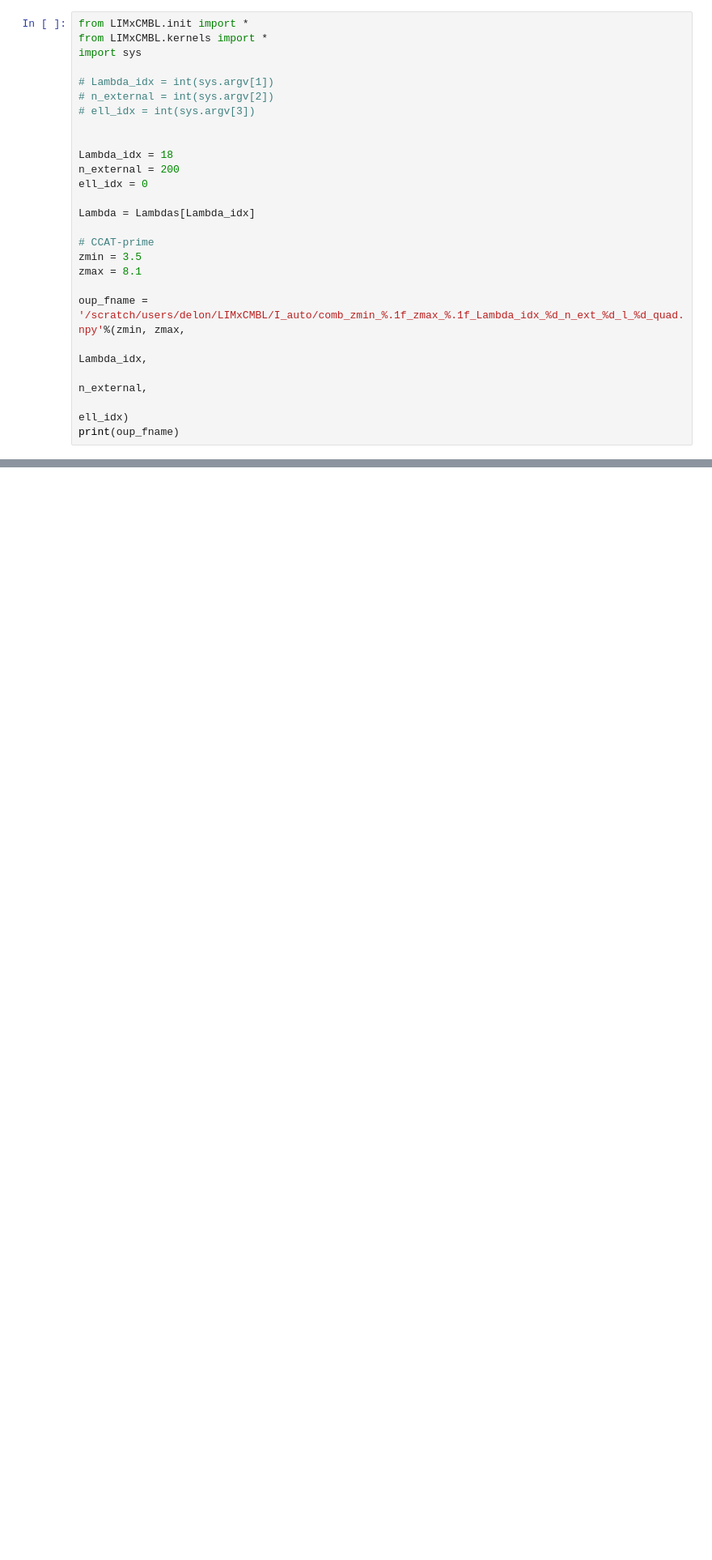
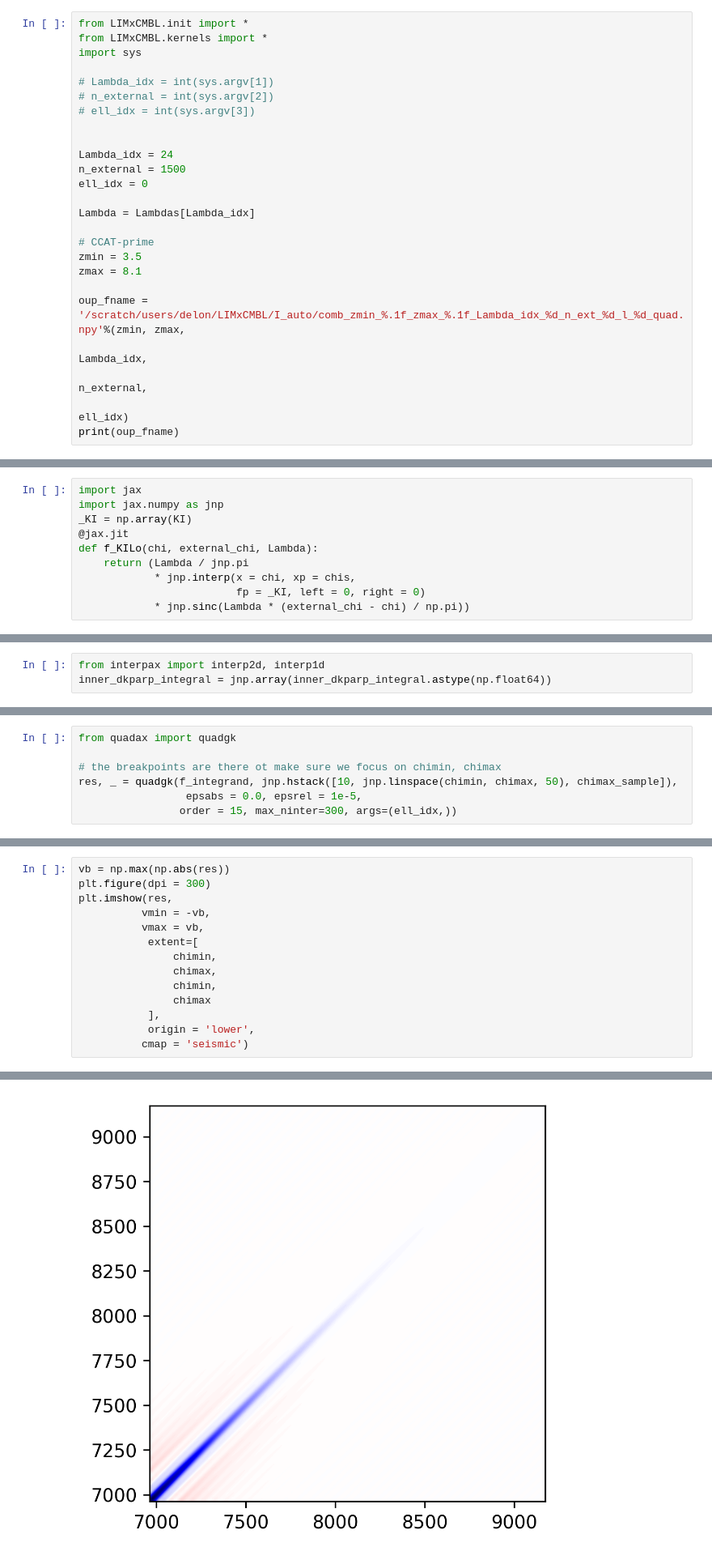
Before and after one commit to DelonShen/LIMxCMBL, a Jupyter notebook: 010.010.2025-02-28-ILoILo-IILo-combined-fixed-ell-quad.ipynb, the cells around one changed output, grey strips where cells are left out. Shown at 81% size. Saved outputs shown, nothing was run; the diff lists cells and outputs as text; blank space fills up the shorter version.

```diff
--- a/010.010.2025-02-28-ILoILo-IILo-combined-fixed-ell-quad.ipynb
+++ b/010.010.2025-02-28-ILoILo-IILo-combined-fixed-ell-quad.ipynb
@@ -8,8 +8,8 @@ import sys
 # ell_idx = int(sys.argv[3])
 
 
-Lambda_idx = 18
-n_external = 200
+Lambda_idx = 24
+n_external = 1500
 ell_idx = 0
 
 Lambda = Lambdas[Lambda_idx]
@@ -53,0 +54,10 @@ external chi spacing 11.103205339966282
+# %%
+import jax
+import jax.numpy as jnp
+_KI = np.array(KI)
+@jax.jit
+def f_KILo(chi, external_chi, Lambda):
+    return (Lambda / jnp.pi
+            * jnp.interp(x = chi, xp = chis,
+                         fp = _KI, left = 0, right = 0)
+            * jnp.sinc(Lambda * (external_chi - chi) / np.pi))
@@ -53,0 +69,3 @@ external chi spacing 11.103205339966282
+# %%
+from interpax import interp2d, interp1d
+inner_dkparp_integral = jnp.array(inner_dkparp_integral.astype(np.float64))
@@ -112,0 +159,7 @@ res, _ = quad_vec(f_integrand, 10, chimax_sample, epsrel = 1e-3, epsabs =0.0, wo
+# %%
+from quadax import quadgk
+
+# the breakpoints are there ot make sure we focus on chimin, chimax
+res, _ = quadgk(f_integrand, jnp.hstack([10, jnp.linspace(chimin, chimax, 50), chimax_sample]),
+                 epsabs = 0.0, epsrel = 1e-5,
+                order = 15, max_ninter=300, args=(ell_idx,))
@@ -117,0 +179,15 @@ outputted
+# %%
+vb = np.max(np.abs(res))
+plt.figure(dpi = 300)
+plt.imshow(res,
+          vmin = -vb,
+          vmax = vb,
+           extent=[
+               chimin,
+               chimax,
+               chimin,
+               chimax
+           ],
+           origin = 'lower',
+          cmap = 'seismic')
+# %% [output]
@@ -117,0 +195 @@ outputted
+[figure, added]
```
Also changed, not shown: parts of 14 cells of this notebook, 6 other files.
